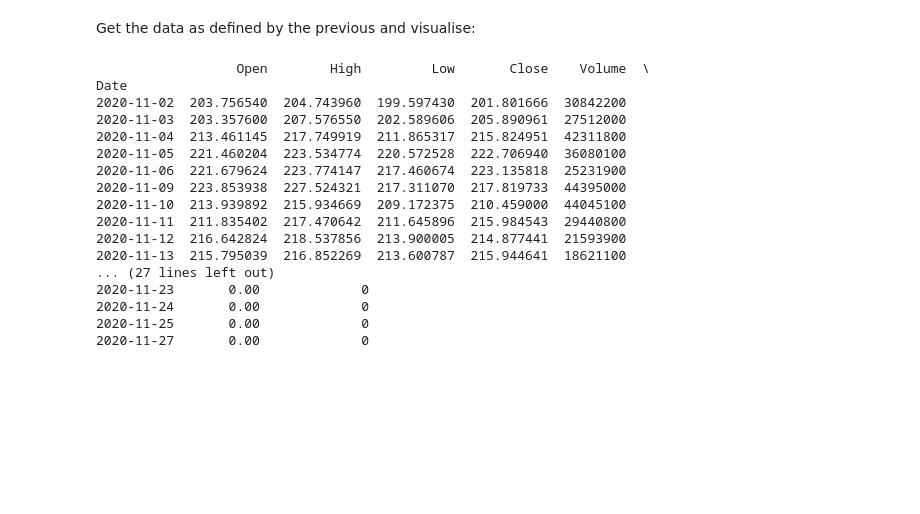
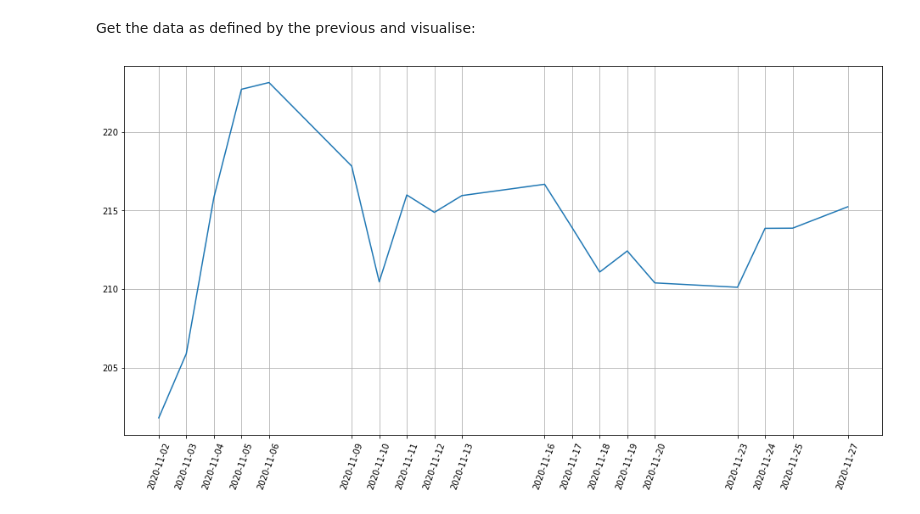
Before and after one commit to twarsop/simple-moving-average-backtest, a Jupyter notebook: sma.ipynb, the cells around one changed output. Saved outputs shown, nothing was run; the diff lists cells and outputs as text; code cells hidden in the pictures; blank space fills up the shorter version.

Commit message:
added graph to visualise the stock data loaded in the notebook

```diff
--- a/sma.ipynb
+++ b/sma.ipynb
@@ -19,22 +20,11 @@ Get the data as defined by the previous and visualise:
 # %%
 stock_price_data = yf.Ticker("MSFT")
 hist = stock_price_data.history(start='2020-11-01', end='2020-11-30')
-print(hist)
+
+plt.figure(figsize=(16,8))
+plt.plot(hist.index, hist['Close'])
+plt.xticks(hist.index, rotation=70)
+plt.grid()
+plt.show()
 # %% [output]
-                  Open        High         Low       Close    Volume  \
-Date
-2020-11-02  203.756540  204.743960  199.597430  201.801666  30842200
-2020-11-03  203.357600  207.576550  202.589606  205.890961  27512000
-2020-11-04  213.461145  217.749919  211.865317  215.824951  42311800
-2020-11-05  221.460204  223.534774  220.572528  222.706940  36080100
-2020-11-06  221.679624  223.774147  217.460674  223.135818  25231900
-2020-11-09  223.853938  227.524321  217.311070  217.819733  44395000
-2020-11-10  213.939892  215.934669  209.172375  210.459000  44045100
-2020-11-11  211.835402  217.470642  211.645896  215.984543  29440800
-2020-11-12  216.642824  218.537856  213.900005  214.877441  21593900
-2020-11-13  215.795039  216.852269  213.600787  215.944641  18621100
-... (27 lines left out)
-2020-11-23       0.00             0
-2020-11-24       0.00             0
-2020-11-25       0.00             0
-2020-11-27       0.00             0
+[figure, added]
```
Also changed, not shown: parts of 1 cell of this notebook.
